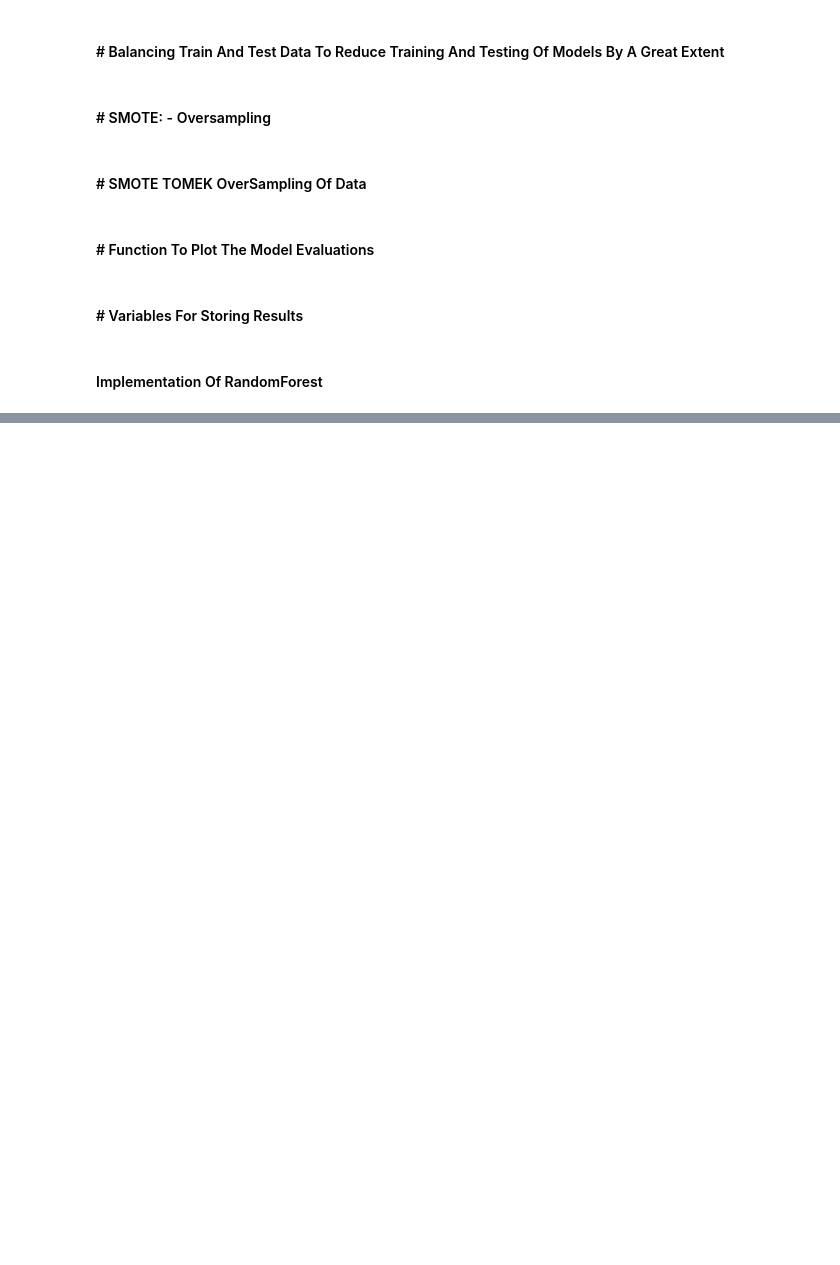
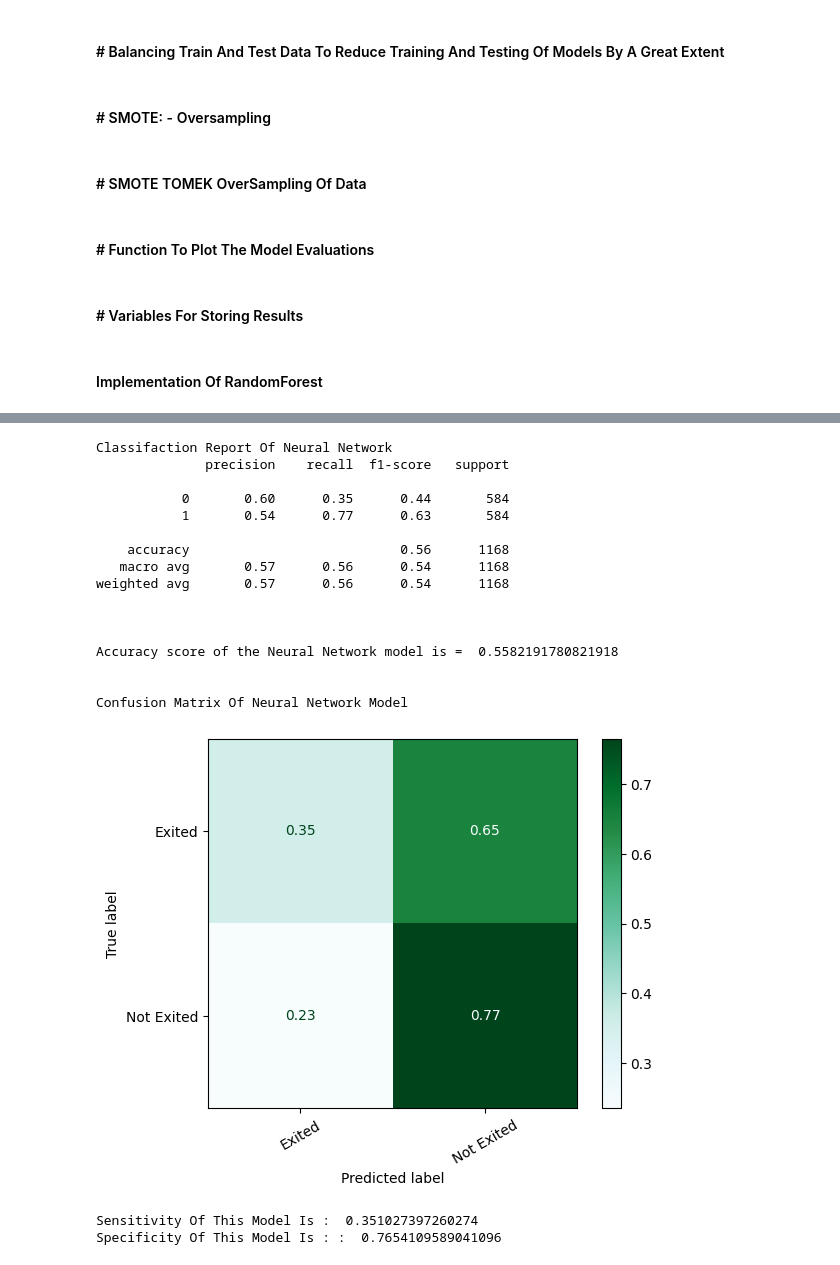
Before and after one commit to MrArthor/CDAC_Project_Work, a Jupyter notebook: Implementation/EDA Customer CHURN.ipynb, the cells around one changed output, grey strips where cells are left out. Drawn from its saved outputs; the diff is of its cells as text; code cells hidden in the pictures; blank space fills up the shorter version.

```diff
--- a/Implementation/EDA Customer CHURN.ipynb
+++ b/Implementation/EDA Customer CHURN.ipynb
@@ -719,0 +917,22 @@ Specificity Of This Model Is : :  0.830776843146957
+# %%
+NeuralNetworks(TrainDataSetUnderSampling,Y_Train_DataUnderSampling,TestDataFinalUnderSampling,Y_Test_DataUnderSampling,80)
+# %% [output]
+Classifaction Report Of Neural Network
+              precision    recall  f1-score   support
+
+           0       0.60      0.35      0.44       584
+           1       0.54      0.77      0.63       584
+
+    accuracy                           0.56      1168
+   macro avg       0.57      0.56      0.54      1168
+weighted avg       0.57      0.56      0.54      1168
+
+
+
+Accuracy score of the Neural Network model is =  0.5582191780821918
+
+
+Confusion Matrix Of Neural Network Model
+[figure, added]
+Sensitivity Of This Model Is :  0.351027397260274
+Specificity Of This Model Is : :  0.7654109589041096
```
Also changed, not shown: parts of 10 cells of this notebook.
